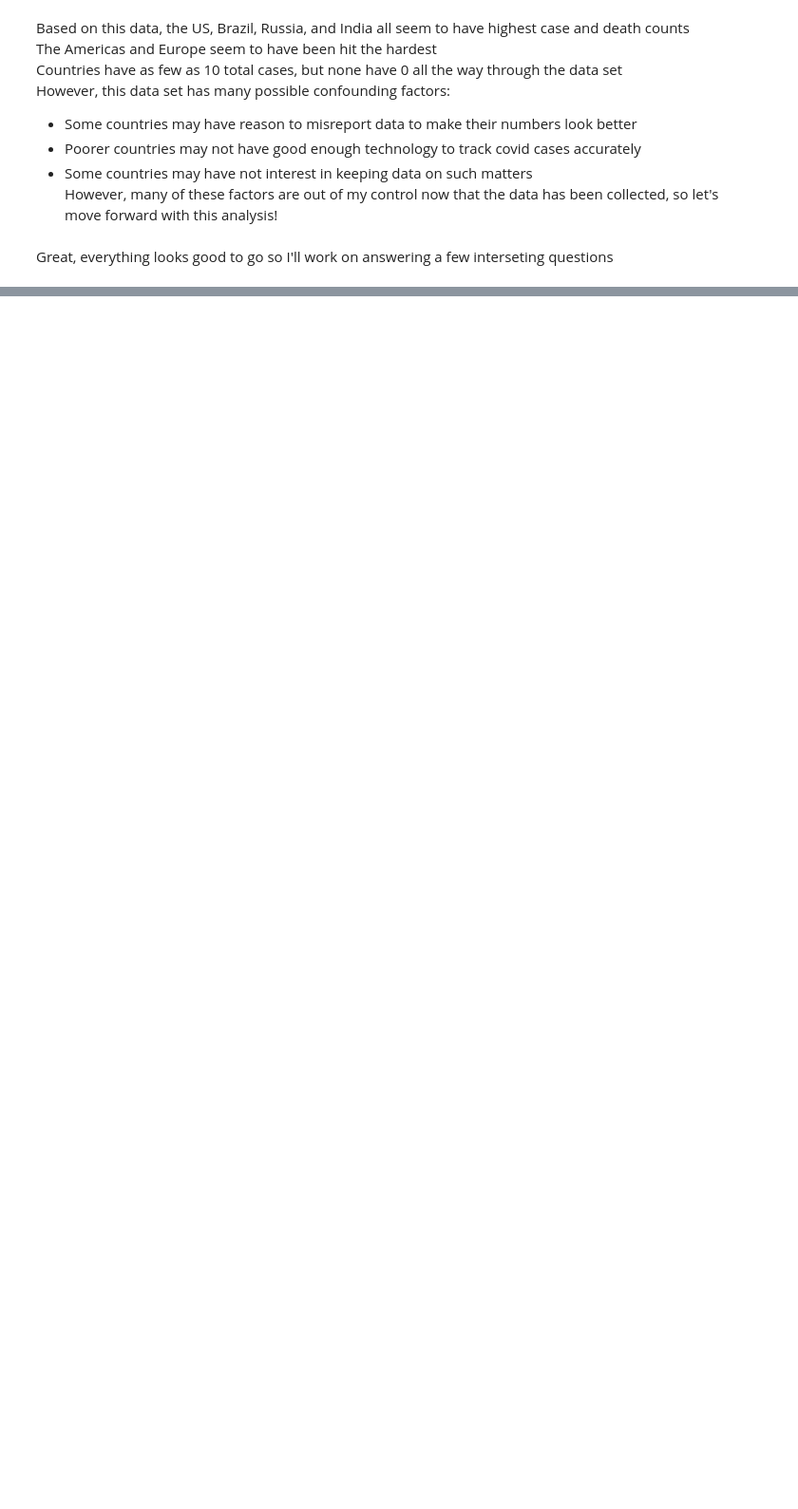
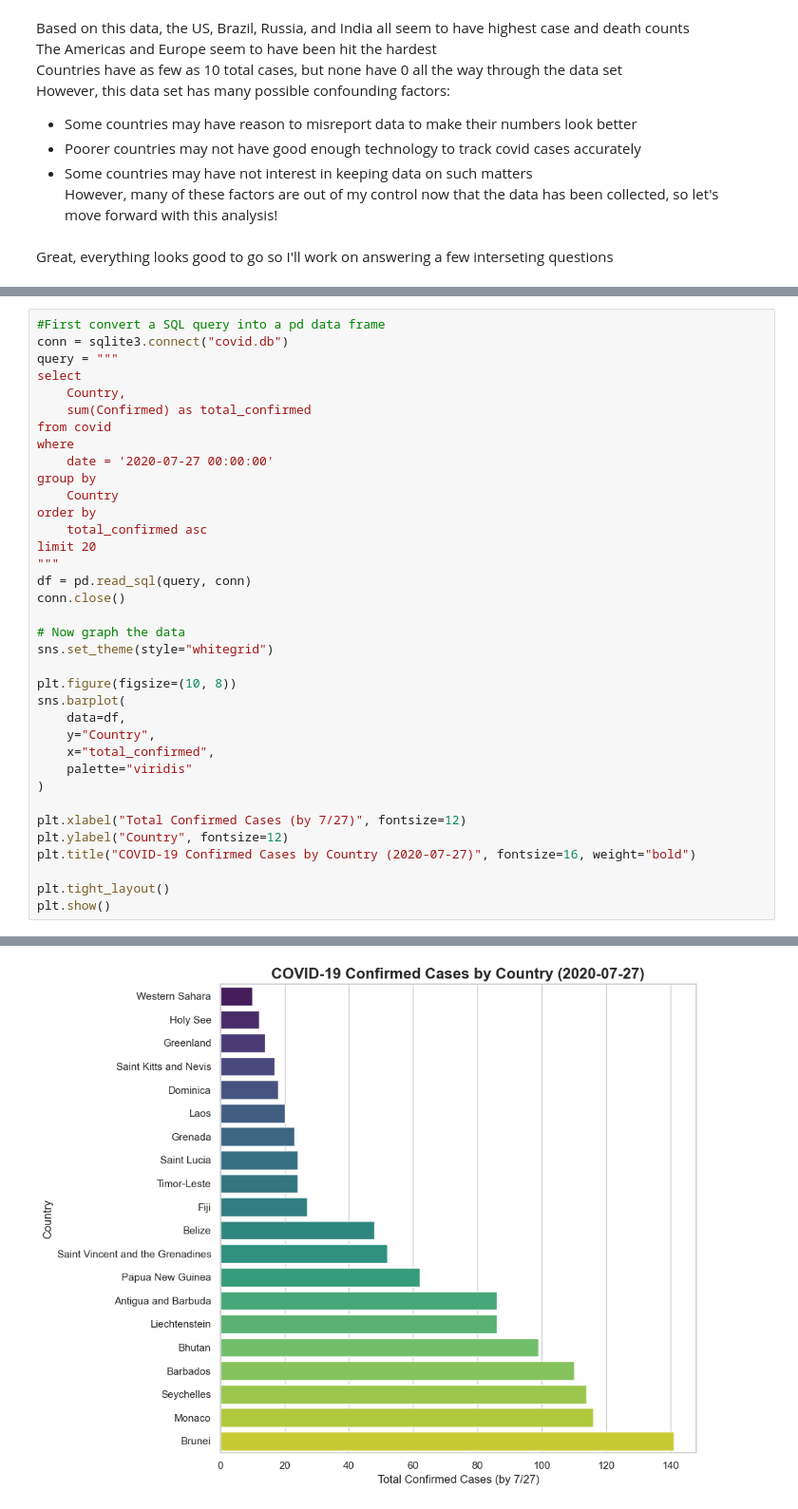
Before and after one commit to willrun808/Projects, a Jupyter notebook: COVID19.ipynb, the cells around one changed output, grey strips where cells are left out. Shown at 95% size. Cells and saved outputs as stored; diff of their text form; blank space fills up the shorter version.

```diff
--- a/COVID19.ipynb
+++ b/COVID19.ipynb
@@ -371,0 +376,37 @@ NameError: name 'sns' is not defined
+# %%
+#First convert a SQL query into a pd data frame
+conn = sqlite3.connect("covid.db")
+query = """
+select
+    Country,
+    sum(Confirmed) as total_confirmed
+from covid
+where
+    date = '2020-07-27 00:00:00'
+group by
+    Country
+order by
+    total_confirmed asc
+limit 20
+"""
+df = pd.read_sql(query, conn)
+conn.close()
+
+# Now graph the data
+sns.set_theme(style="whitegrid")
+
+plt.figure(figsize=(10, 8))
+sns.barplot(
+    data=df,
+    y="Country",
+    x="total_confirmed",
+    palette="viridis"
+)
+
+plt.xlabel("Total Confirmed Cases (by 7/27)", fontsize=12)
+plt.ylabel("Country", fontsize=12)
+plt.title("COVID-19 Confirmed Cases by Country (2020-07-27)", fontsize=16, weight="bold")
+
+plt.tight_layout()
+plt.show()
+# %% [output]
@@ -371,0 +416 @@ NameError: name 'sns' is not defined
+[figure, added]
```
Also changed, not shown: parts of 11 cells of this notebook.
